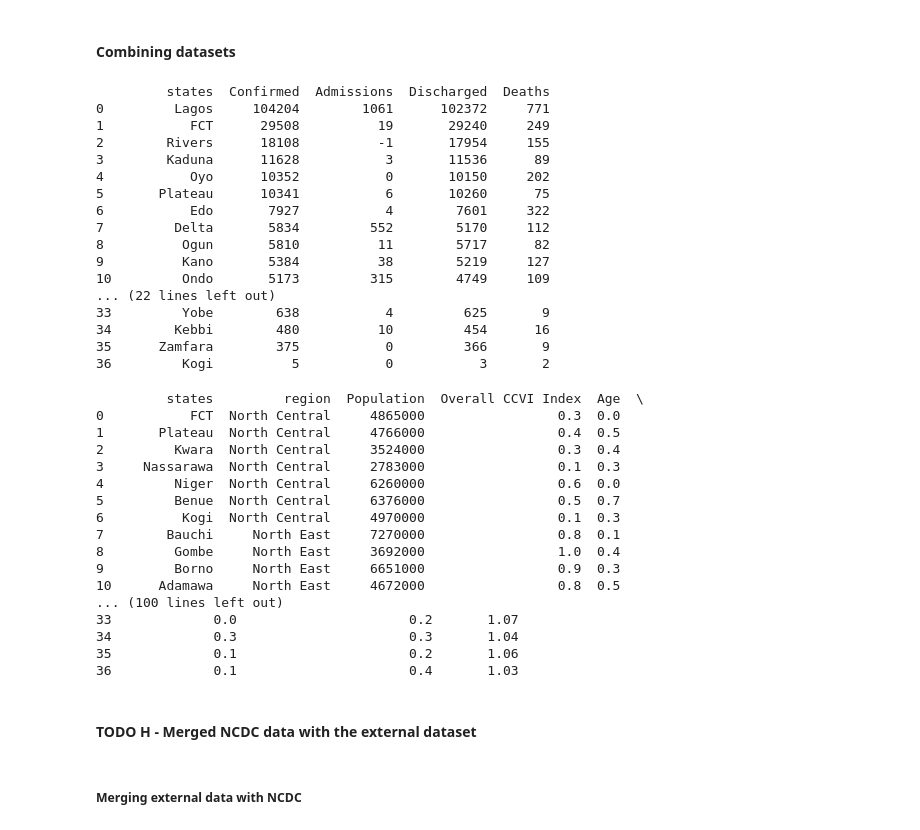
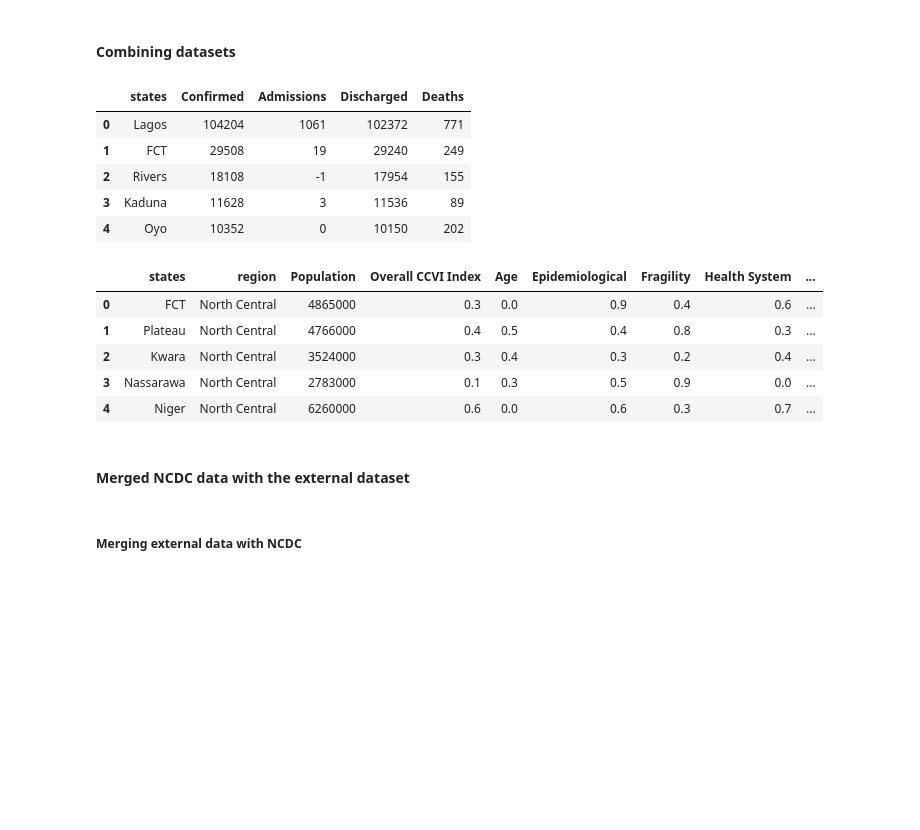
Before and after one commit to bizzy2/ustacky-learn, a Jupyter notebook: Course Project 2/Course Project 2 v2.ipynb, the cells around one changed output. Saved outputs shown, nothing was run; the diff lists cells and outputs as text; code cells hidden in the pictures; blank space fills up the shorter version.

```diff
--- a/Course Project 2/Course Project 2 v2.ipynb
+++ b/Course Project 2/Course Project 2 v2.ipynb
@@ -555,47 +504,25 @@ Nigcovidheaders = np.array(NigCovid.columns)  #
 NigCovid.rename(columns={Nigcovidheaders[0]: 'states'},
                 inplace=True)  #Rename the States title to all small caps for the analysis
 
-print(NigCovid)
+NigCovid.head()
 # %% [output]
-         states  Confirmed  Admissions  Discharged  Deaths
-0         Lagos     104204        1061      102372     771
-1           FCT      29508          19       29240     249
-2        Rivers      18108          -1       17954     155
-3        Kaduna      11628           3       11536      89
-4           Oyo      10352           0       10150     202
-5       Plateau      10341           6       10260      75
-6           Edo       7927           4        7601     322
-7         Delta       5834         552        5170     112
-8          Ogun       5810          11        5717      82
-9          Kano       5384          38        5219     127
-10         Ondo       5173         315        4749     109
-... (22 lines left out)
-33         Yobe        638           4         625       9
-34        Kebbi        480          10         454      16
-35      Zamfara        375           0         366       9
-36         Kogi          5           0           3       2
+|  | states | Confirmed | Admissions | Discharged | Deaths |
+| 0 | Lagos | 104204 | 1061 | 102372 | 771 |
+| 1 | FCT | 29508 | 19 | 29240 | 249 |
+| 2 | Rivers | 18108 | -1 | 17954 | 155 |
+| 3 | Kaduna | 11628 | 3 | 11536 | 89 |
+| 4 | Oyo | 10352 | 0 | 10150 | 202 |
-# %%
-print(externalFile)
-# %% [output]
-         states         region  Population  Overall CCVI Index  Age  \
-0           FCT  North Central     4865000                 0.3  0.0
-1       Plateau  North Central     4766000                 0.4  0.5
-2         Kwara  North Central     3524000                 0.3  0.4
-3     Nassarawa  North Central     2783000                 0.1  0.3
-4         Niger  North Central     6260000                 0.6  0.0
-5         Benue  North Central     6376000                 0.5  0.7
-6          Kogi  North Central     4970000                 0.1  0.3
-7        Bauchi     North East     7270000                 0.8  0.1
-8         Gombe     North East     3692000                 1.0  0.4
-9         Borno     North East     6651000                 0.9  0.3
-10      Adamawa     North East     4672000                 0.8  0.5
-... (100 lines left out)
-33             0.0                      0.2       1.07
-34             0.3                      0.3       1.04
-35             0.1                      0.2       1.06
-36             0.1                      0.4       1.03
+# %%
+externalFile.head()
+# %% [output]
+|  | states | region | Population | Overall CCVI Index | Age | Epidemiological | Fragility | Health System | ... |
+| 0 | FCT | North Central | 4865000 | 0.3 | 0.0 | 0.9 | 0.4 | 0.6 | ... |
+| 1 | Plateau | North Central | 4766000 | 0.4 | 0.5 | 0.4 | 0.8 | 0.3 | ... |
+| 2 | Kwara | North Central | 3524000 | 0.3 | 0.4 | 0.3 | 0.2 | 0.4 | ... |
+| 3 | Nassarawa | North Central | 2783000 | 0.1 | 0.3 | 0.5 | 0.9 | 0.0 | ... |
+| 4 | Niger | North Central | 6260000 | 0.6 | 0.0 | 0.6 | 0.3 | 0.7 | ... |
 # %% [markdown]
-#### TODO H - Merged NCDC data with the external dataset
+#### Merged NCDC data with the external dataset
 # %% [markdown]
 ##### Merging external data with NCDC
 # %%
```
Also changed, not shown: parts of 30 cells of this notebook.
